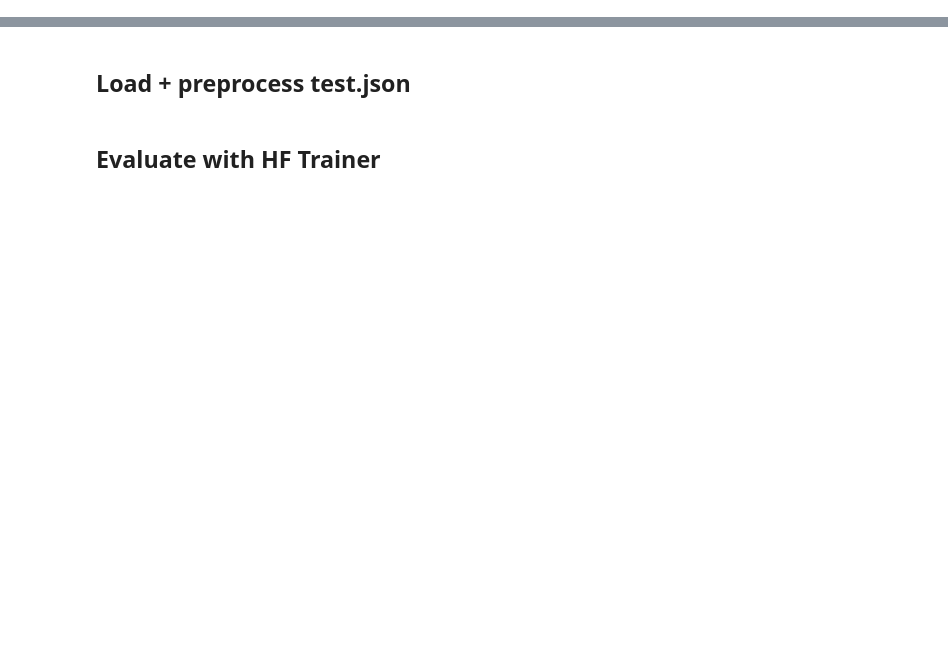
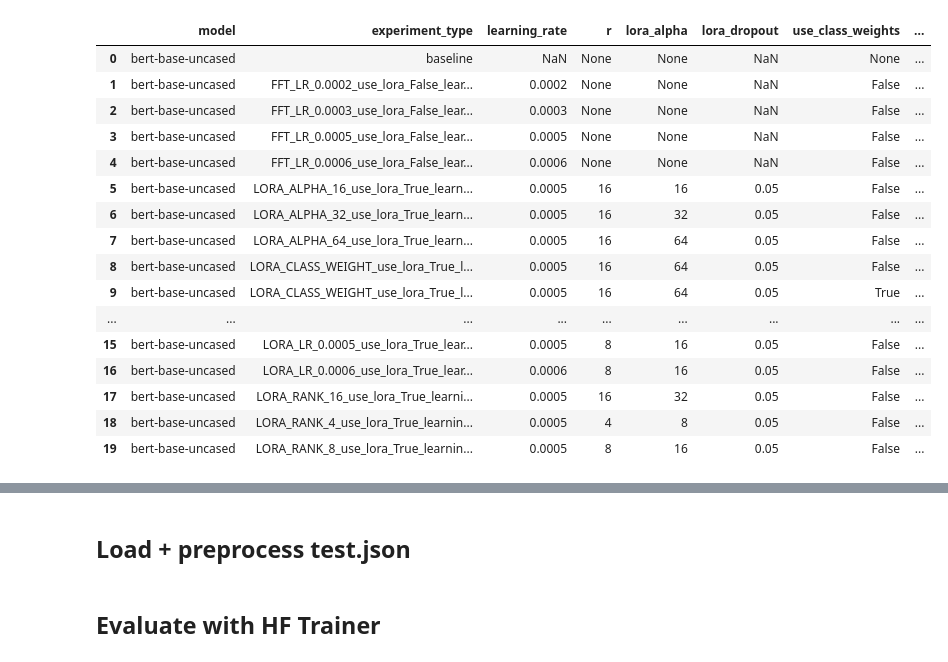
Before and after one commit to pakkei1212/smu-llm-assignment, a Jupyter notebook: notebook/04_evaluation.ipynb, the cells around one changed output, grey strips where cells are left out. Cells and saved outputs as stored; diff of their text form; code cells hidden in the pictures; blank space fills up the shorter version.

Commit message:
add fft lora training and evaluation

```diff
--- a/notebook/04_evaluation.ipynb
+++ b/notebook/04_evaluation.ipynb
@@ -15,0 +52,36 @@ NameError: name 'trainer' is not defined
+# %%
+trainer = EncoderTrainer(
+    model_name=MODEL_NAME,
+    num_labels=NUM_LABELS,
+    load_in_4bit=False,
+)
+
+metrics = trainer.evaluate_classification(
+    test_path=TEST_JSON,
+    labels=LABELS,
+    average="macro",
+    verbose=False
+)
+
+# ---- store baseline ----
+baseline_row = {
+    "model": MODEL_NAME,
+    "experiment_type": "baseline",   # baseline full fine-tuning
+    "learning_rate": None,
+    "r": None,
+    "lora_alpha": None,
+    "lora_dropout": None,
+    "use_class_weights": None,
+    "accuracy": metrics["accuracy"],
+    "precision": metrics["precision"],
+    "recall": metrics["recall"],
+    "f1": metrics["f1"],
+    "auc_ovr": metrics["auc_ovr"],
+}
+
+RESULTS_DF = pd.concat(
+    [RESULTS_DF, pd.DataFrame([baseline_row])],
+    ignore_index=True
+)
+
+RESULTS_DF
@@ -15,0 +360,20 @@ NameError: name 'trainer' is not defined
+# %%
+RESULTS_DF
+# %% [output]
+|  | model | experiment_type | learning_rate | r | lora_alpha | lora_dropout | use_class_weights | ... |
+| 0 | bert-base-uncased | baseline | NaN | None | None | NaN | None | ... |
+| 1 | bert-base-uncased | FFT_LR_0.0002_use_lora_False_lear... | 0.0002 | None | None | NaN | False | ... |
+| 2 | bert-base-uncased | FFT_LR_0.0003_use_lora_False_lear... | 0.0003 | None | None | NaN | False | ... |
+| 3 | bert-base-uncased | FFT_LR_0.0005_use_lora_False_lear... | 0.0005 | None | None | NaN | False | ... |
+| 4 | bert-base-uncased | FFT_LR_0.0006_use_lora_False_lear... | 0.0006 | None | None | NaN | False | ... |
+| 5 | bert-base-uncased | LORA_ALPHA_16_use_lora_True_learn... | 0.0005 | 16 | 16 | 0.05 | False | ... |
+| 6 | bert-base-uncased | LORA_ALPHA_32_use_lora_True_learn... | 0.0005 | 16 | 32 | 0.05 | False | ... |
+| 7 | bert-base-uncased | LORA_ALPHA_64_use_lora_True_learn... | 0.0005 | 16 | 64 | 0.05 | False | ... |
+| 8 | bert-base-uncased | LORA_CLASS_WEIGHT_use_lora_True_l... | 0.0005 | 16 | 64 | 0.05 | False | ... |
+| 9 | bert-base-uncased | LORA_CLASS_WEIGHT_use_lora_True_l... | 0.0005 | 16 | 64 | 0.05 | True | ... |
+| ... | ... | ... | ... | ... | ... | ... | ... | ... |
+| 15 | bert-base-uncased | LORA_LR_0.0005_use_lora_True_lear... | 0.0005 | 8 | 16 | 0.05 | False | ... |
+| 16 | bert-base-uncased | LORA_LR_0.0006_use_lora_True_lear... | 0.0006 | 8 | 16 | 0.05 | False | ... |
+| 17 | bert-base-uncased | LORA_RANK_16_use_lora_True_learni... | 0.0005 | 16 | 32 | 0.05 | False | ... |
+| 18 | bert-base-uncased | LORA_RANK_4_use_lora_True_learnin... | 0.0005 | 4 | 8 | 0.05 | False | ... |
+| 19 | bert-base-uncased | LORA_RANK_8_use_lora_True_learnin... | 0.0005 | 8 | 16 | 0.05 | False | ... |
```
Also changed, not shown: parts of 12 cells of this notebook, 11 other files.
